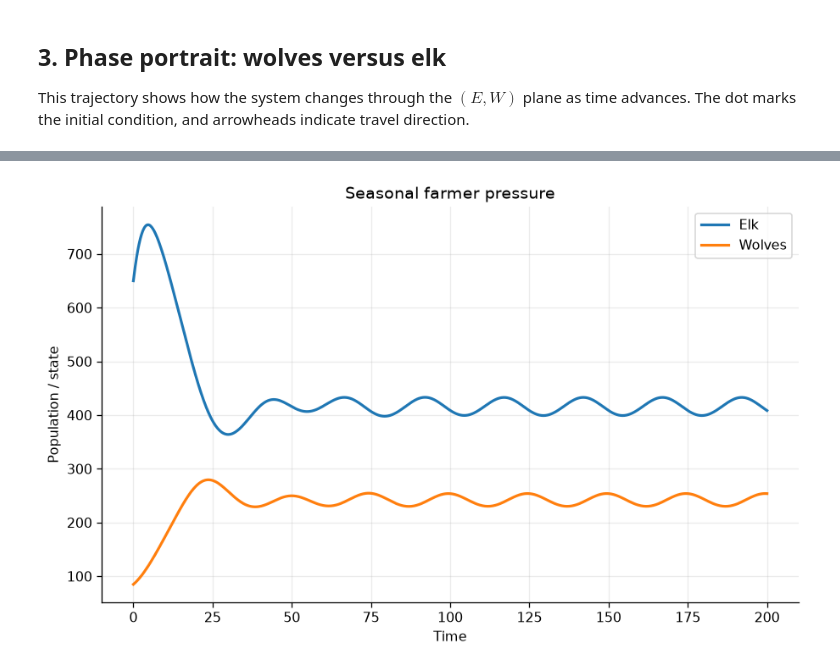
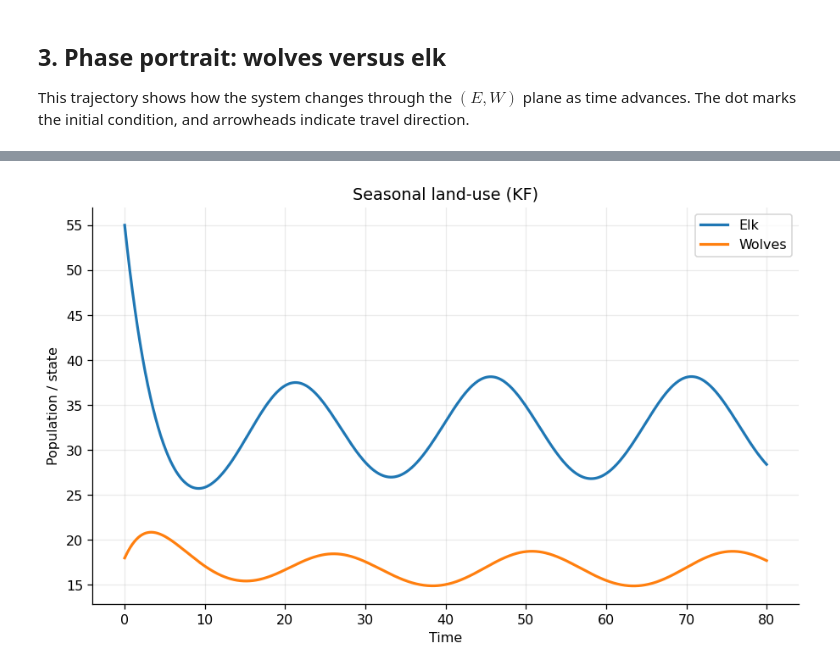
Before and after one commit to rydohaines/Modeling-Wolf-Elk-Populations, a Jupyter notebook: wolf_elk_demo.ipynb, the cells around one changed output, grey strips where cells are left out. Saved outputs shown, nothing was run; the diff lists cells and outputs as text; code cells hidden in the pictures.

```diff
--- a/wolf_elk_demo.ipynb
+++ b/wolf_elk_demo.ipynb
@@ -62,8 +53,8 @@ Parameters:
 
 Change `initial_populations`, `t_span`, or any parameter to explore a different scenario. The returned solution contains `solution.t` and `solution.y`, with row 0 for elk and row 1 for wolves.
 # %%
-initial_populations = [650, 85]  # [elk, wolves]
-t_span = (0, 200)
+initial_populations = [55.0, 18.0]  # [elk, wolves]
+t_span = (0.0, 80.0)
 solution = model.solve(initial_populations, t_span, n_points=1201)
 
 fig, ax = model.plot_time_series(solution)
@@ -216,17 +203,18 @@ If human effort varies seasonally, you can make the RHS depend on `t`. Numerical
 # %%
-def seasonal_wolf_elk_rhs(t, y, p):
+def seasonal_kf_rhs(t, y, p):
     temporary = dict(p)
-    temporary["F"] = p["F"] * (1 + p["amplitude"] * np.sin(2 * np.pi * t / p["period"]))
+    temporary["KF"] = p["KF"] * (1 - p["amplitude"] * (0.5 + 0.5 * np.sin(2 * np.pi * t / p["period"])))
+    temporary["KF"] = max(temporary["KF"], 1e-6)
     return wolf_elk_rhs(t, y, temporary)
 
 seasonal = ODESystem(
-    rhs=seasonal_wolf_elk_rhs,
+    rhs=seasonal_kf_rhs,
     state_names=["Elk", "Wolves"],
     parameters={**model.parameters, "amplitude": 0.35, "period": 25.0},
-    title="Seasonal farmer pressure",
+    title="Seasonal land-use (KF)",
 )
 seasonal_sol = seasonal.solve(initial_populations, t_span)
 fig, ax = seasonal.plot_time_series(seasonal_sol)
 plt.show()
 # %% [output]
-[figure, old version]
+[figure, new version]
```
Also changed, not shown: parts of 28 cells of this notebook, 4 other files.
